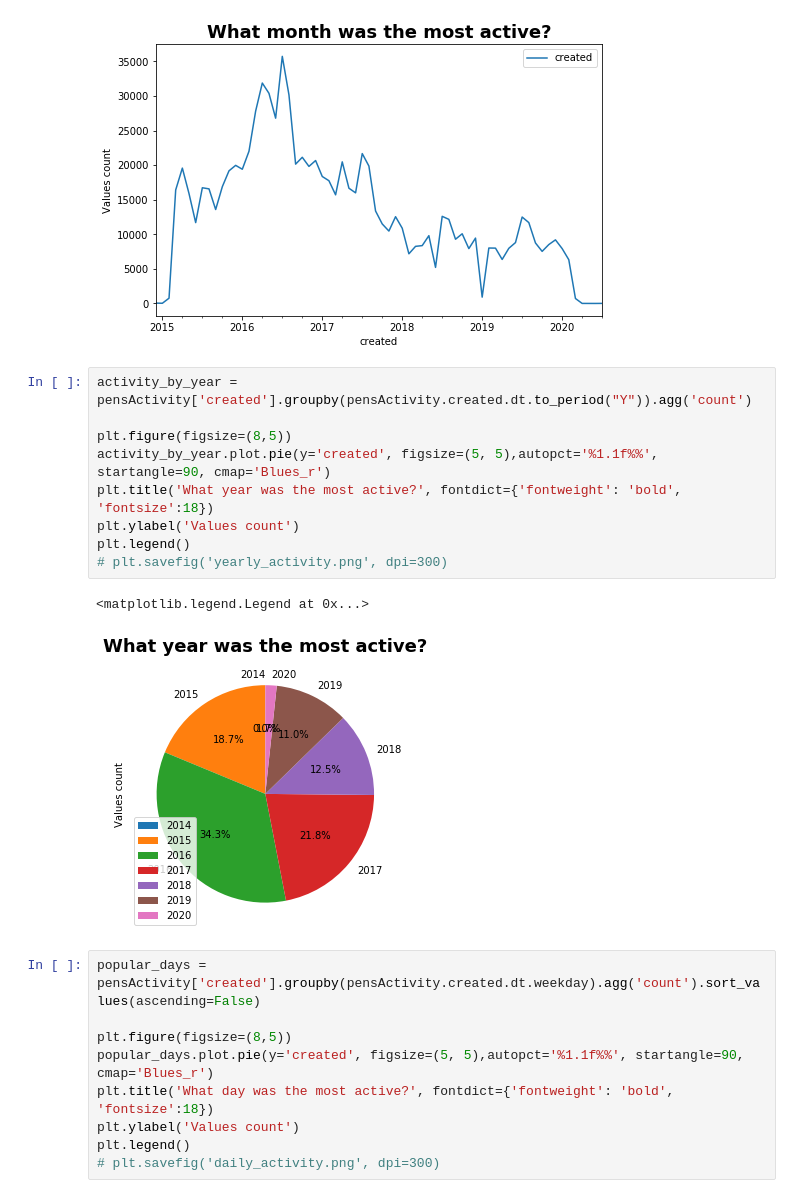
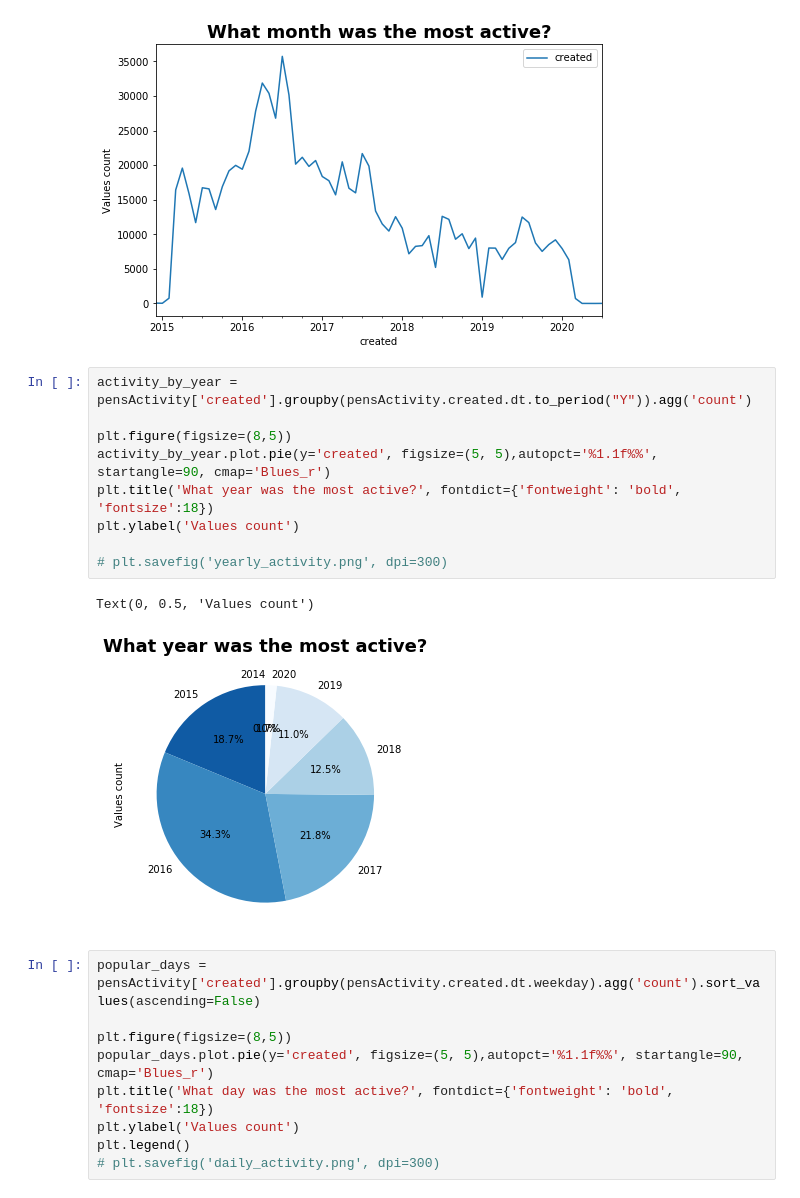
Before and after one commit to ShirinStar/Pen_Data_Dictionary, a Jupyter notebook: data/Pens Activity overview.ipynb, the cells around one changed output. Cells and saved outputs as stored; diff of their text form.

```diff
--- a/data/Pens Activity overview.ipynb
+++ b/data/Pens Activity overview.ipynb
@@ -122,15 +122,15 @@ plt.legend()
 # %%
 activity_by_year = pensActivity['created'].groupby(pensActivity.created.dt.to_period("Y")).agg('count')
 
 plt.figure(figsize=(8,5))
 activity_by_year.plot.pie(y='created', figsize=(5, 5),autopct='%1.1f%%', startangle=90, cmap='Blues_r')
 plt.title('What year was the most active?', fontdict={'fontweight': 'bold', 'fontsize':18})
 plt.ylabel('Values count')
-plt.legend()
+
 # plt.savefig('yearly_activity.png', dpi=300)
 # %% [output]
-<matplotlib.legend.Legend at 0x...>
+Text(0, 0.5, 'Values count')
-[figure, old version]
+[figure, new version]
 # %%
 popular_days = pensActivity['created'].groupby(pensActivity.created.dt.weekday).agg('count').sort_values(ascending=False)
 
```
Also changed, not shown: 7 other files.
